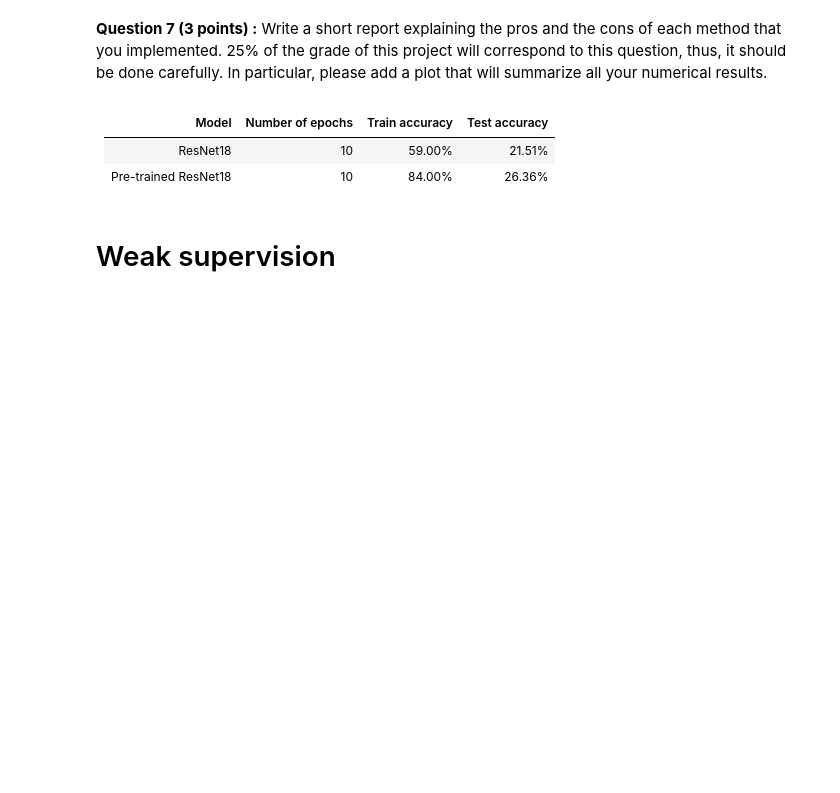
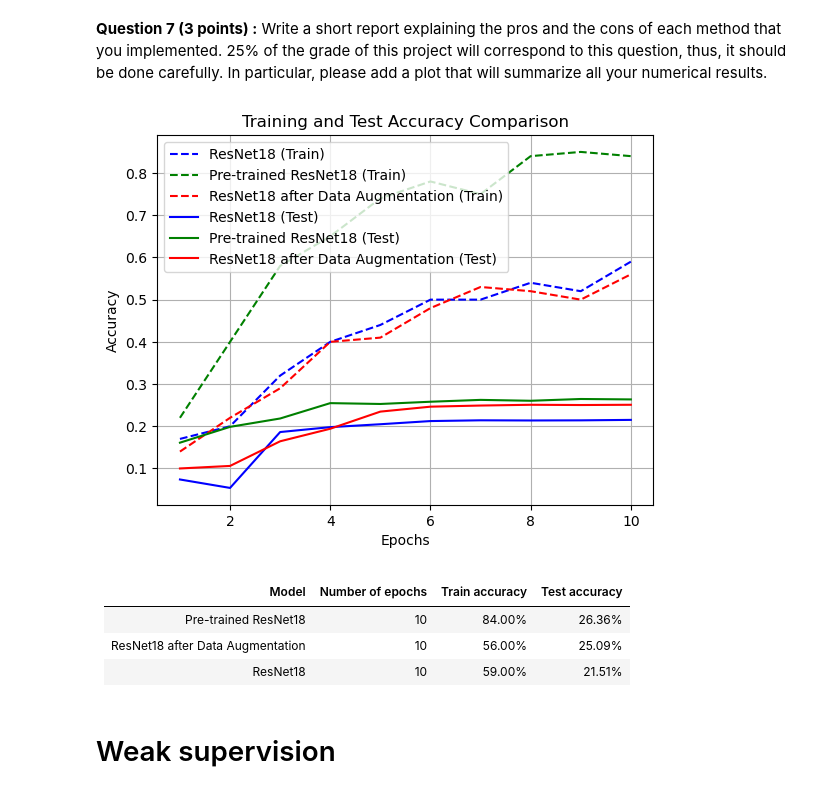
Before and after one commit to HalvardBariller/practical-deep-learning, a Jupyter notebook: 3_TransferLearning/TP4_Transfer_Learning_and_Data_Augmentation.ipynb, the cells around one changed output. Saved outputs shown, nothing was run; the diff lists cells and outputs as text; code cells hidden in the pictures; blank space fills up the shorter version.

Commit message:
Added plot in conclusion

```diff
--- a/3_TransferLearning/TP4_Transfer_Learning_and_Data_Augmentation.ipynb
+++ b/3_TransferLearning/TP4_Transfer_Learning_and_Data_Augmentation.ipynb
@@ -499,11 +509,47 @@ Test loss: 2.1831, Test accuracy: 0.2231
 # Conclusions
 # %% [markdown]
 __Question 7 (3 points) :__ Write a short report explaining the pros and the cons of each method that you implemented. 25% of the grade of this project will correspond to this question, thus, it should be done carefully. In particular, please add a plot that will summarize all your numerical results.
+# %%
+import matplotlib.pyplot as plt
+
+# Results for the ResNet18 model
+resnet18_train_acc = [0.1700, 0.2000, 0.3200, 0.4000, 0.4400, 0.5000, 0.5000, 0.5400, 0.5200, 0.5900]
+resnet18_test_acc = [0.0739, 0.0539, 0.1863, 0.1979, 0.2048, 0.2123, 0.2141, 0.2137, 0.2140, 0.2151]
+
+# Results for the Pre-trained ResNet18 model
+pretrained_resnet18_train_acc = [0.2200, 0.4000, 0.5800, 0.6500, 0.7400, 0.7800, 0.7500, 0.8400, 0.8500, 0.8400]
+pretrained_resnet18_test_acc = [0.1611, 0.1986, 0.2184, 0.2548, 0.2528, 0.2581, 0.2625, 0.2604, 0.2646, 0.2636]
+
+# Results for the ResNet18 after Data Augmentation model
+resnet18_augmented_train_acc = [0.1400, 0.2200, 0.2900, 0.4000, 0.4100, 0.4800, 0.5300, 0.5200, 0.5000, 0.5600]
+resnet18_augmented_test_acc = [0.1000, 0.1060, 0.1644, 0.1941, 0.2347, 0.2464, 0.2491, 0.2509, 0.2503, 0.2509]
+
+epochs = range(1, 11)
+
+# Plot training accuracy
+plt.plot(epochs, resnet18_train_acc, linestyle='--', label='ResNet18 (Train)', color='b')
+plt.plot(epochs, pretrained_resnet18_train_acc, linestyle='--', label='Pre-trained ResNet18 (Train)', color='g')
+plt.plot(epochs, resnet18_augmented_train_acc, linestyle='--', label='ResNet18 after Data Augmentation (Train)', color='r')
+
+# Plot test accuracy
+plt.plot(epochs, resnet18_test_acc, label='ResNet18 (Test)', color='b')
+plt.plot(epochs, pretrained_resnet18_test_acc, label='Pre-trained ResNet18 (Test)', color='g')
+plt.plot(epochs, resnet18_augmented_test_acc, label='ResNet18 after Data Augmentation (Test)', color='r')
+
+plt.xlabel('Epochs')
+plt.ylabel('Accuracy')
+plt.title('Training and Test Accuracy Comparison')
+plt.legend()
+plt.grid(True)
+plt.show()
+# %% [output]
+[figure, added]
 # %% [markdown]
 | Model | Number of  epochs  | Train accuracy | Test accuracy |
 |------|------|------|------|
+|   Pre-trained ResNet18  | 10 | 84.00% | 26.36% |
+|   ResNet18 after Data Augmentation | 10 | 56.00% | 25.09% |
 |   ResNet18  | 10 | 59.00% | 21.51% |
-|   Pre-trained ResNet18  | 10 | 84.00% | 26.36% |
 # %% [markdown]
 # Weak supervision
 # %% [markdown]
```
Also changed, not shown: parts of 3 cells of this notebook.
